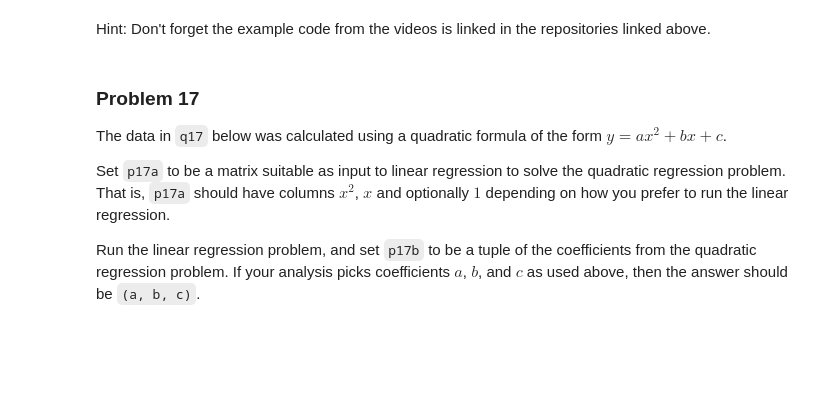
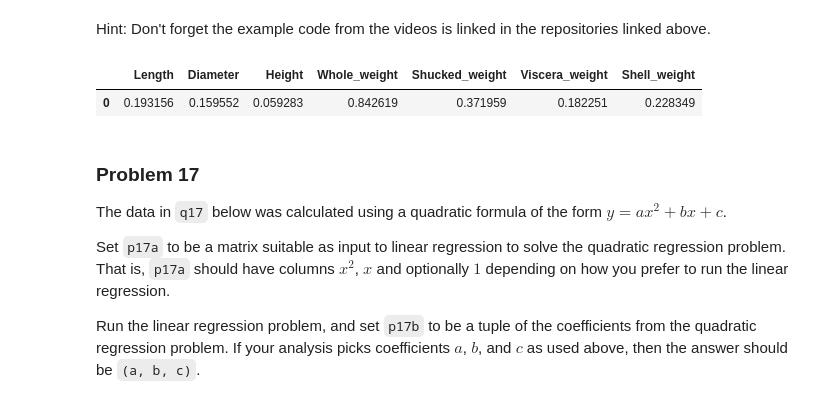
Before and after one commit to karaconrad15/dx601-homework-08, a Jupyter notebook: homework.ipynb, the cells around one changed output. Saved outputs shown, nothing was run; the diff lists cells and outputs as text; code cells hidden in the pictures; blank space fills up the shorter version.

```diff
--- a/homework.ipynb
+++ b/homework.ipynb
@@ -327,3 +350,15 @@ p16 = ...
+# %%
+# YOUR CHANGES HERE
+from sklearn.decomposition import PCA
+abalone_numeric_cols=[c for c in abalone.columns if abalone[c].dtype.name=="float64"]
+pca=PCA()
+pca.fit(abalone[abalone_numeric_cols].dropna())
+abalone_components=pd.DataFrame(pca.components_,columns=abalone_numeric_cols)
+p16=abalone_components.iloc[[0]]
+p16
+# %% [output]
+|  | Length | Diameter | Height | Whole_weight | Shucked_weight | Viscera_weight | Shell_weight |
+| 0 | 0.193156 | 0.159552 | 0.059283 | 0.842619 | 0.371959 | 0.182251 | 0.228349 |
 # %% [markdown]
 ### Problem 17
 
```
Also changed, not shown: parts of 32 cells of this notebook.
